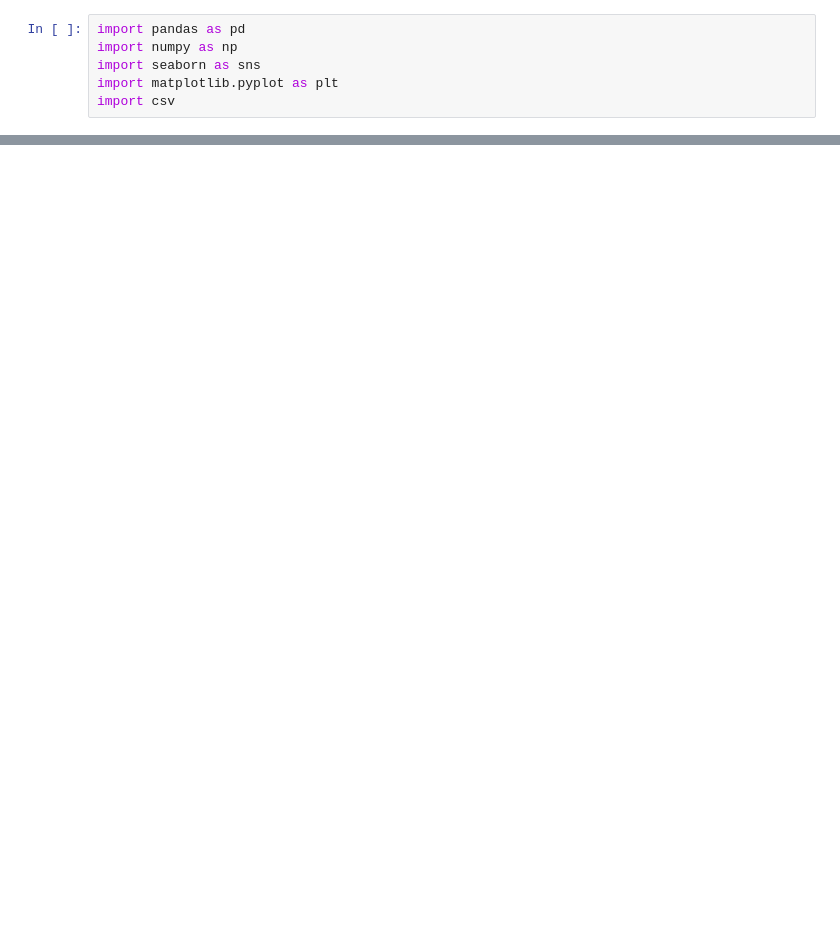
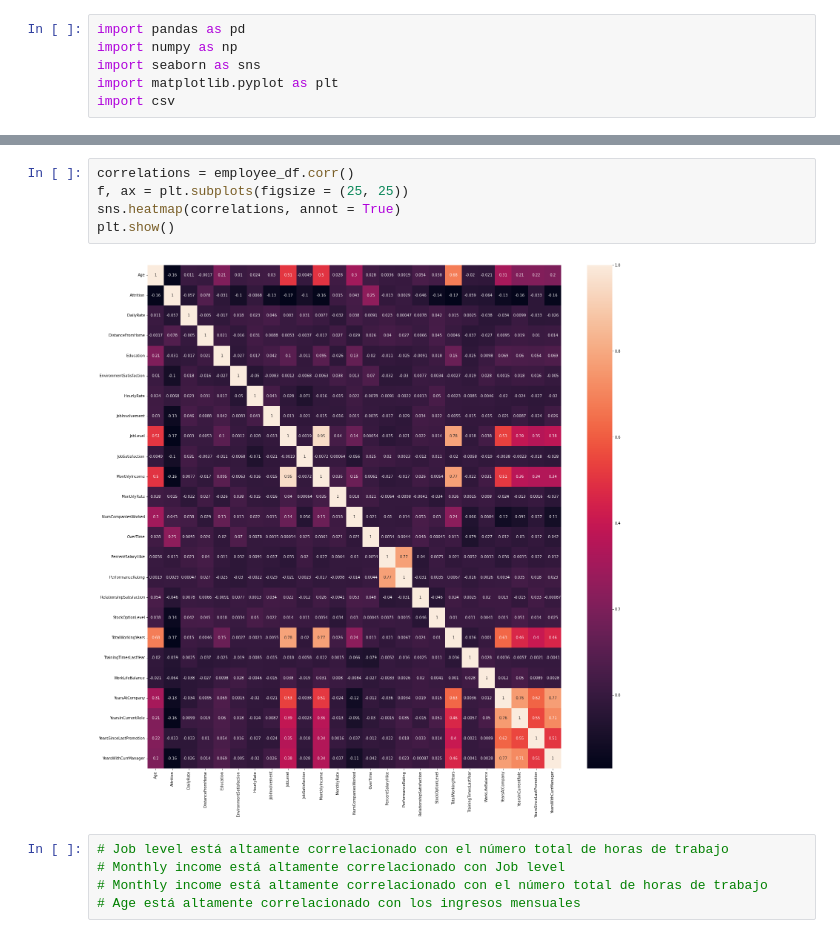
Before and after one commit to Ilhoeste/Human_Resources, a Jupyter notebook: human_Resources/notebook/Untitled.ipynb, the cells around one changed output, grey strips where cells are left out. Drawn from its saved outputs; the diff is of its cells as text; blank space fills up the shorter version.

```diff
--- a/human_Resources/notebook/Untitled.ipynb
+++ b/human_Resources/notebook/Untitled.ipynb
@@ -14,0 +143,12 @@ FileNotFoundError: [Errno 2] No such file or directory: '../human_Resources/data
+# %%
+correlations = employee_df.corr()
+f, ax = plt.subplots(figsize = (25, 25))
+sns.heatmap(correlations, annot = True)
+plt.show()
+# %% [output]
+[figure, added]
+# %%
+# Job level está altamente correlacionado con el número total de horas de trabajo
+# Monthly income está altamente correlacionado con Job level
+# Monthly income está altamente correlacionado con el número total de horas de trabajo
+# Age está altamente correlacionado con los ingresos mensuales
```
Also changed, not shown: parts of 27 cells of this notebook.
